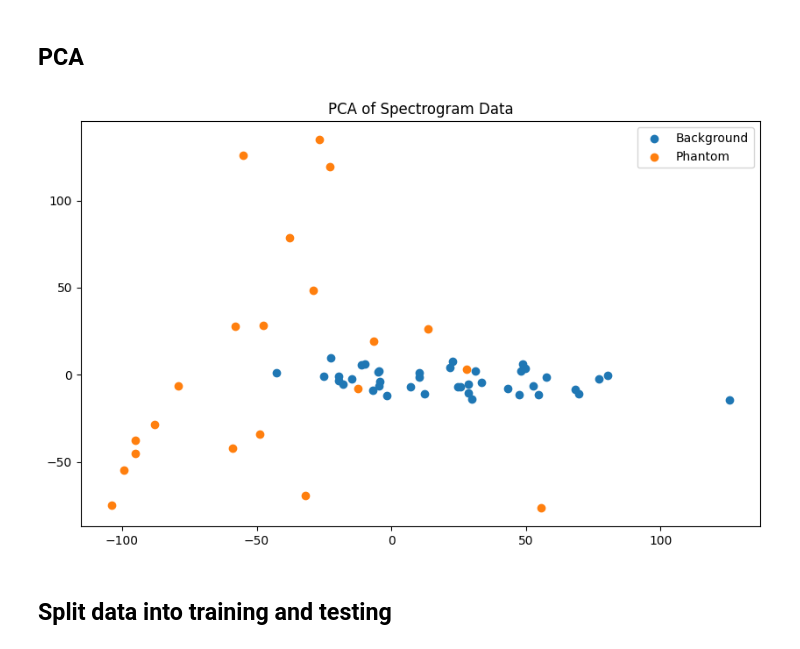
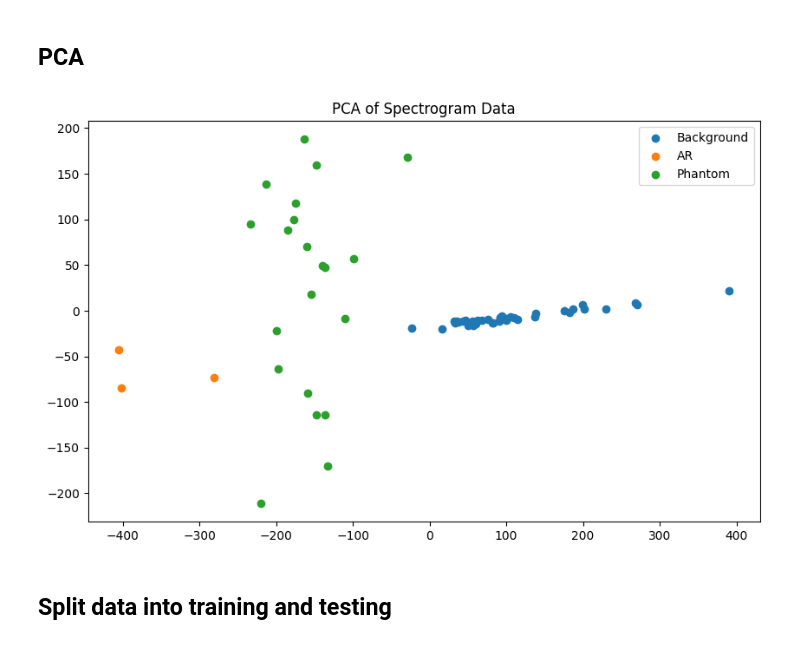
Before and after one commit to r-dura/rf-anomaly-detection, a Jupyter notebook: notebooks/auto_encoder.ipynb, the cells around one changed output. Saved outputs shown, nothing was run; the diff lists cells and outputs as text; code cells hidden in the pictures.

```diff
--- a/notebooks/auto_encoder.ipynb
+++ b/notebooks/auto_encoder.ipynb
@@ -106,9 +177,10 @@ Opens spectrogram images and converts into grayscale (just to make sure). These
 # %%
 X_list = []
 y = []
+label_mapping = {'bg': 0, 'ar': 1, 'phantom': 2}
 
 for drone in ['ar', 'bepop', 'bg', 'phantom']:
-    pngs_path = os.path.join(input_path, drone)
+    pngs_path = os.path.join(export_path, drone, 'ml')
     if not os.path.exists(pngs_path):
         print(f"Warning: Directory not found: {pngs_path}")
         continue
@@ -117,13 +189,12 @@ for drone in ['ar', 'bepop', 'bg', 'phantom']:
 
     for png_path in drone_pngs_path:
         img = np.array(Image.open(png_path).convert('L'))
-        x = np.rot90(img, k=3)  # rotate 270 degree
-        x = standardize(x)
-        x = x.reshape(1, IMG_SIZE*IMG_SIZE)
+        x = img.reshape(1, img_dim**2)
+        X_list.append(x)
+        y.append(label_mapping[drone])
 
-        X_list.append(x)
-        y.append(drone)
+X_array = np.array(X_list).reshape(len(X_list), -1)
+y_array = np.array(y)
 
-X = np.vstack(X_list)
-X = pd.DataFrame(X, columns=[f'p{i+1}' for i in range(IMG_SIZE*IMG_SIZE)])
-df = pd.concat([pd.DataFrame({'y': y}), X], axis=1)
+X = pd.DataFrame(X_array, columns=[f'p{i}' for i in range(img_dim ** 2)])
+y = pd.DataFrame(y_array, columns=['y'])
@@ -132,0 +201,6 @@ Warning: Directory not found: ../data/processed/auto_input/bepop
+# %%
+from sklearn.preprocessing import StandardScaler
+
+cols = X.columns
+scaler = StandardScaler()
+X_scaled = pd.DataFrame(scaler.fit_transform(X), columns=cols)
@@ -134,28 +214,19 @@ Warning: Directory not found: ../data/processed/auto_input/bepop
 ## PCA
 # %%
 from sklearn.decomposition import PCA
-
-pca_df = df.copy()
-label_mapping = {'bg': 0, 'phantom': 1}
-pca_df['y'] = pca_df['y'].map(label_mapping)
-
-X = pca_df.drop(['y'], axis=1)
-y = pca_df['y']
-
-scaler = StandardScaler()
-X_scaled = scaler.fit_transform(X)
 
 pca = PCA(n_components=2)
 X_pca = pca.fit_transform(X_scaled)
 
 plt.figure(figsize=(10, 6))
-plt.scatter(X_pca[y == 0, 0], X_pca[y == 0, 1], label='Background')
-plt.scatter(X_pca[y == 1, 0], X_pca[y == 1, 1], label='Phantom')
+plt.scatter(X_pca[y_array == 0, 0], X_pca[y_array == 0, 1], label='Background')
+plt.scatter(X_pca[y_array == 1, 0], X_pca[y_array == 1, 1], label='AR')
+plt.scatter(X_pca[y_array == 2, 0], X_pca[y_array == 2, 1], label='Phantom')
 plt.legend()
 plt.title('PCA of Spectrogram Data')
 plt.show()
 # %% [output]
-[figure, old version]
+[figure, new version]
 # %% [markdown]
 ## Split data into training and testing
 # %% [markdown]
```
Also changed, not shown: parts of 49 cells of this notebook, 2 other files.
